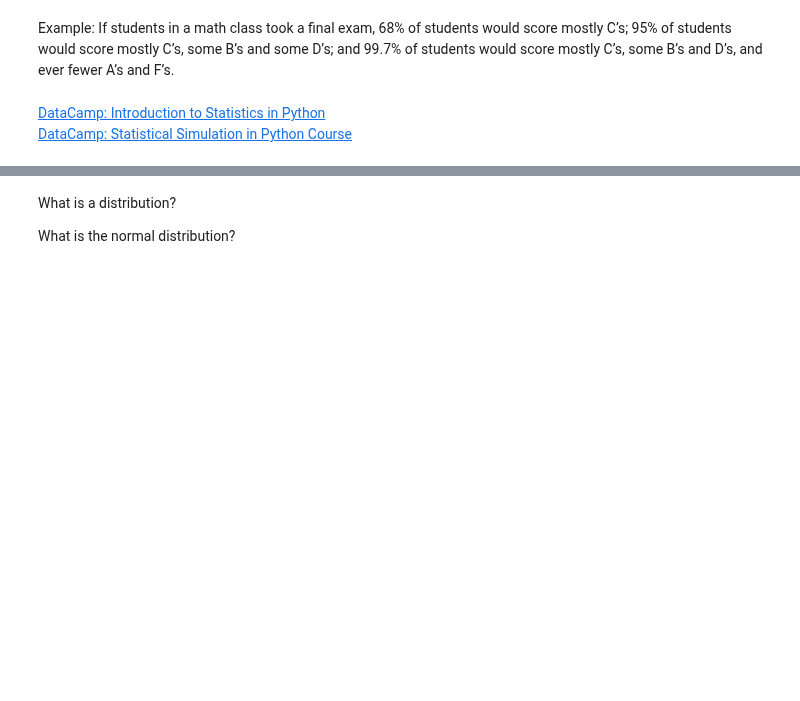
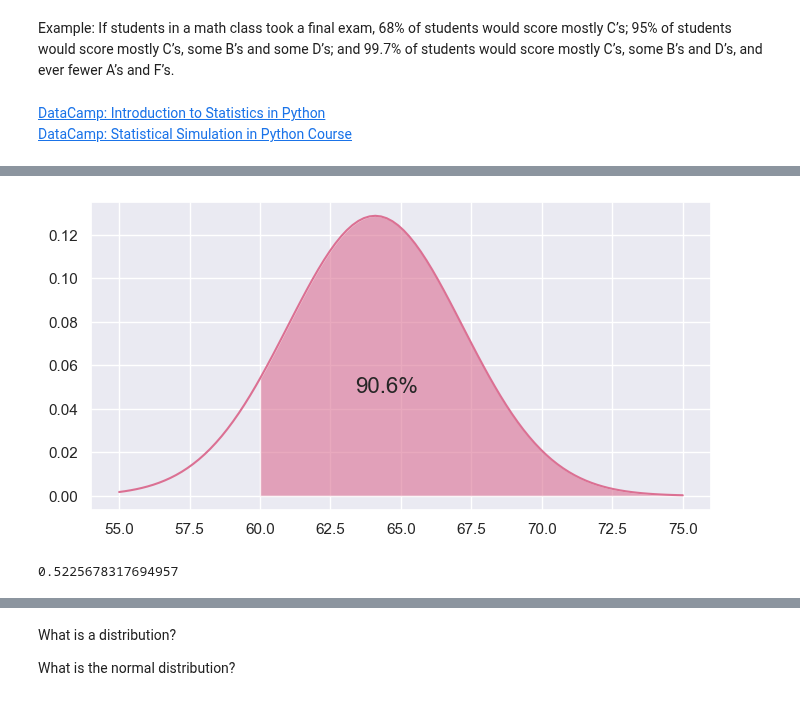
Before and after one commit to ShaneOG2/fund-data-analysis-assessment, a Jupyter notebook: Practicals/Normal Distribution Notebook.ipynb, the cells around one changed output, grey strips where cells are left out. Saved outputs shown, nothing was run; the diff lists cells and outputs as text; code cells hidden in the pictures; blank space fills up the shorter version.

```diff
--- a/Practicals/Normal Distribution Notebook.ipynb
+++ b/Practicals/Normal Distribution Notebook.ipynb
@@ -301,0 +453,14 @@ Example: If students in a math class took a final exam, 68% of students would sc
+# %%
+fig, ax = plt.subplots(figsize=(8,4))
+x = np.linspace(55.0, 75.0, 100)
+y = ss.norm.pdf(x, female_h_mean, female_h_sd)
+
+above60x = np.linspace(60.0, 75.0, 100)
+above60y = ss.norm.pdf(above60x, female_h_mean, female_h_sd)
+
+ax.fill_between(above60x, 0, above60y, facecolor="palevioletred", alpha=0.6)
+ax.text(64.5, 0.05, "90.6%", fontsize = "16", horizontalalignment='center', verticalalignment='center')
+
+ax.plot(x, y, color="palevioletred");
+# %% [output]
+[figure, added]
@@ -301,0 +469,5 @@ Example: If students in a math class took a final exam, 68% of students would sc
+# %%
+between60and65 = (ss.norm.cdf(65.0, female_h_mean, female_h_sd)) - (ss.norm.cdf(60.0, female_h_mean, female_h_sd))
+between60and65
+# %% [output]
+0.5225678317694957
```
Also changed, not shown: parts of 23 cells of this notebook.
